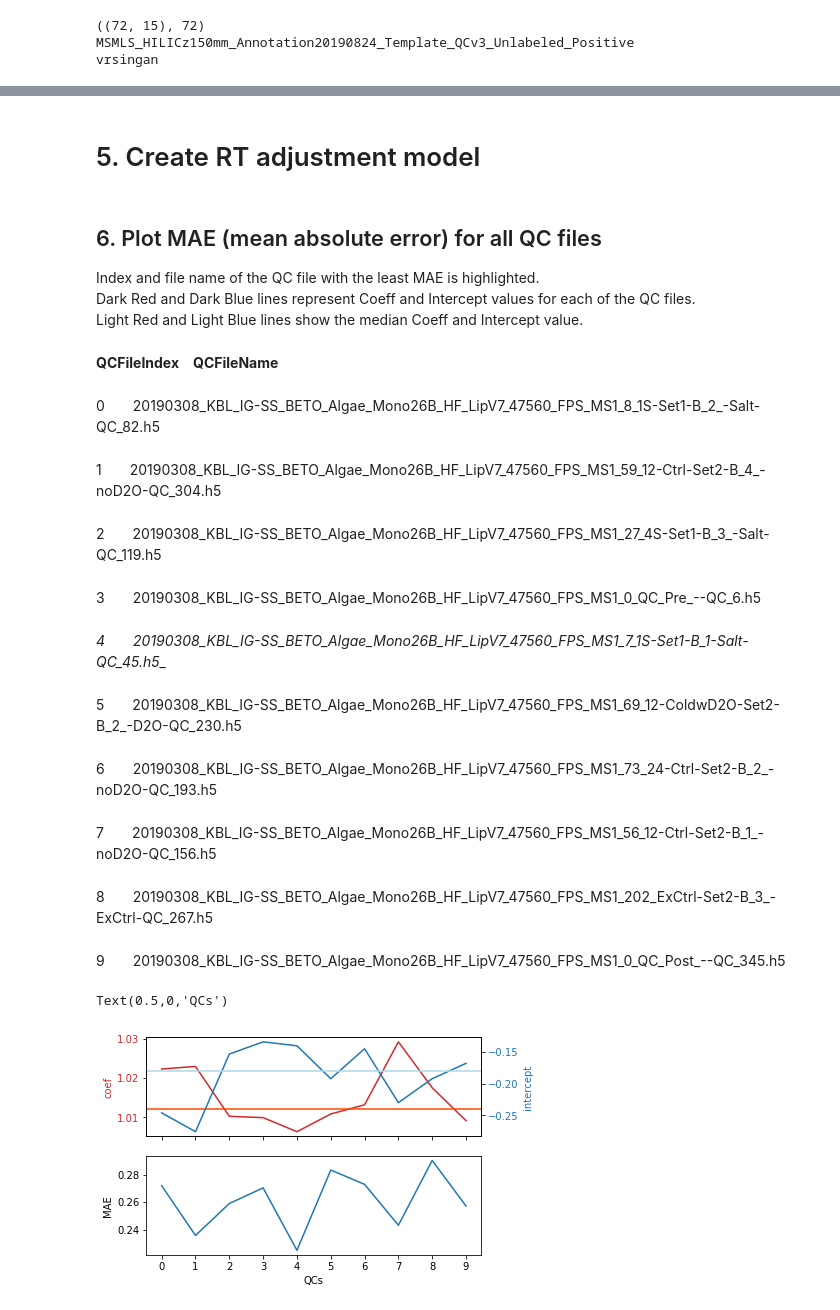
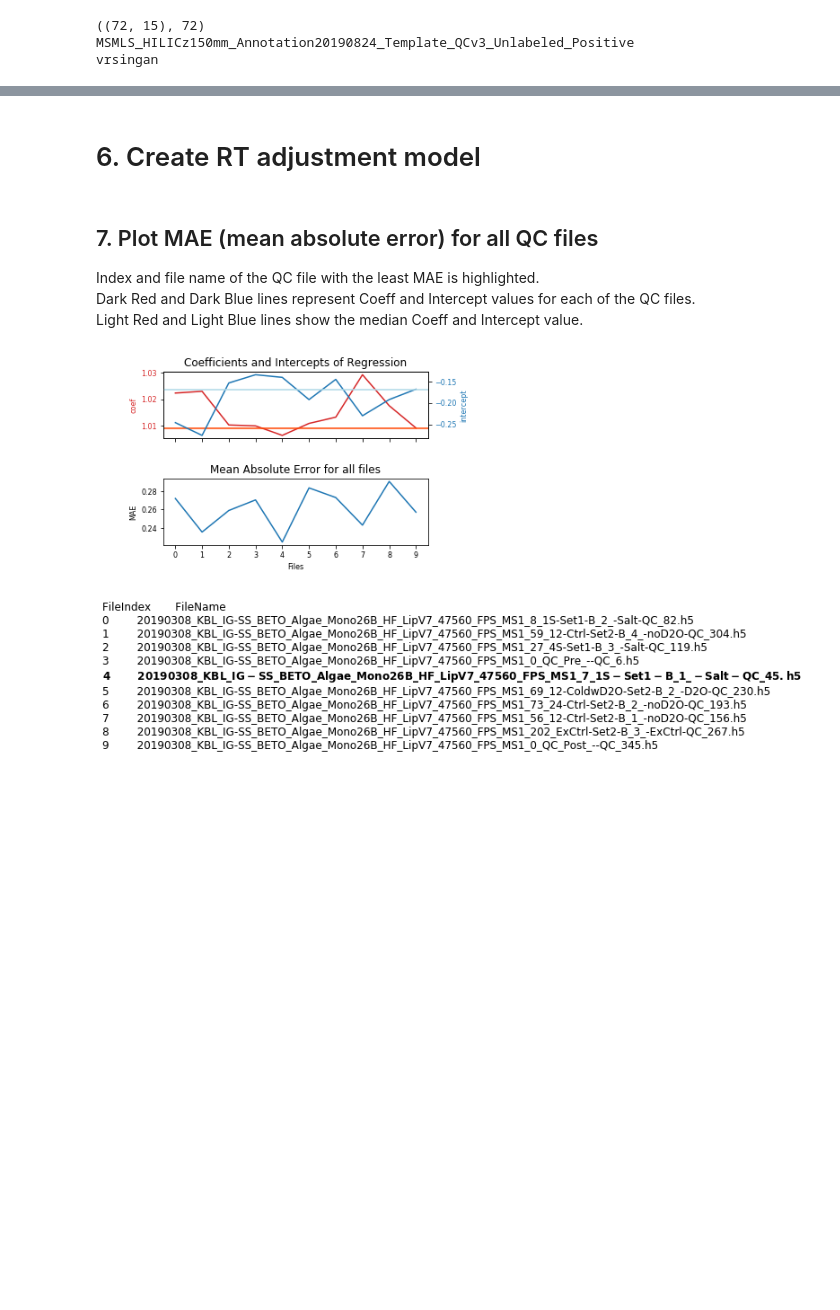
Before and after one commit to biorack/metatlas, a Jupyter notebook: docs/example_notebooks/workflow/Workflow Notebook-VS_Auto_RT_Predict.ipynb, the cells around one changed output, grey strips where cells are left out. Cells and saved outputs as stored; diff of their text form; code cells hidden in the pictures; blank space fills up the shorter version.

Commit message:
Updates 20200622 - Make PDFs, files go to data_QC folder

```diff
--- a/docs/example_notebooks/workflow/Workflow Notebook-VS_Auto_RT_Predict.ipynb
+++ b/docs/example_notebooks/workflow/Workflow Notebook-VS_Auto_RT_Predict.ipynb
@@ -70 +76,13 @@ env: HDF5_USE_FILE_LOCKING=FALSE
+# %%
+project_directory='/global/homes/FIRST-INITIAL-OF-USERNAME/USERNAME/PROJECTDIRECTORY/'  # <- edit this line, do not copy the path directly from NERSC (ex. the u1, or u2 directories)
+output_subfolder='HILIC_POS_20190830/'  # <- edit this as 'chromatography_polarity_yyyymmdd/'
+output_dir = os.path.join(project_directory,output_subfolder)
+output_data_qc = os.path.join(output_dir,'data_QC')
+
+if not os.path.exists(project_directory):
+   os.makedirs(project_directory)
+if not os.path.exists(output_dir):
+   os.makedirs(output_dir)
+if not os.path.exists(output_data_qc):
+    os.makedirs(output_data_qc)
 # %% [markdown]
@@ -173,5 +191,5 @@ print time.time() - t0
 # %% [markdown]
-# 5. Create RT adjustment model
+# 6. Create RT adjustment model
 # %%
 from sklearn.linear_model import LinearRegression, RANSACRegressor
 from sklearn.metrics import mean_absolute_error as mae
@@ -190,56 +208,55 @@ for i in range(qc_actual_df.shape[1]):
 
     rt_model = ransac.fit(current_pred_df, current_actual_df)
 
-    coefs.append(rt_model.estimator_.coef_)
+    coefs.append(rt_model.estimator_.coef_[0])
     intercepts.append(rt_model.estimator_.intercept_)
     maes.append(mae(rt_model.estimator_.coef_*current_pred_df+
                    rt_model.estimator_.intercept_, current_actual_df))
 # %% [markdown]
-## 6. Plot MAE (mean absolute error) for all QC files
+## 7. Plot MAE (mean absolute error) for all QC files
 Index and file name of the QC file with the least MAE is highlighted.<br />
 Dark Red and Dark Blue lines represent Coeff and Intercept values for each of the QC files.<br />
 Light Red and Light Blue lines show the median Coeff and Intercept value.
 # %%
-printmd("__QCFileIndex&emsp;QCFileName__")
+from sklearn.metrics import mean_absolute_error as mae
+
+fig_legend = "FileIndex       FileName"
 for i in range(qc_actual_df.shape[1]):
     if maes[i] == min(maes):
         QCFileIndex = i
-        printmd("__"+str(i)+"&emsp;&emsp;"+qc_actual_df.columns[i][1]+"__")
+        fname = qc_actual_df.columns[i][1].replace("_", "\_")
+        fig_legend = fig_legend+ "\n" + r"$\bf{"+ str(i)+ "}$"+"\t"+ r"$\bf{"+str(fname)+"}$"
     else:
-        printmd(str(i)+"&emsp;&emsp;"+qc_actual_df.columns[i][1])
+        fig_legend = fig_legend+"\n"+str(i)+"        "+qc_actual_df.columns[i][1]
 
-
+plt.rc('font', size=10)
+plt.rc('axes', labelsize=8)
+plt.rc('xtick', labelsize=8)
+plt.rc('ytick', labelsize=8)
 fig, axes = plt.subplots(2, sharex=True)
 color = 'tab:red'
 axes[0].set_ylabel('coef', color=color)
 axes[0].plot(coefs, color=color)
 axes[0].tick_params(axis='y', labelcolor=color)
-axes[0].axhline(y=np.median(coefs),color='orangered')
+axes[0].axhline(y=np.median(rt_model.estimator_.coef_),color='orangered')
 
 ax2 = axes[0].twinx()
 color = 'tab:blue'
 ax2.set_ylabel('intercept', color=color)
 ax2.plot(intercepts, color=color)
 ax2.tick_params(axis='y', labelcolor=color)
-ax2.axhline(y=np.median(intercepts),color='lightblue')
+ax2.axhline(y=np.median(rt_model.estimator_.intercept_),color='lightblue')
+ax2.set_title('Coefficients and Intercepts of Regression')
 
 axes[1].plot(maes)
 axes[1].set_xticks(np.arange(len(maes)))
-# axes[1].set_xticklabels(qc_actual_df.columns, rotation=90)
 axes[1].set_ylabel('MAE')
-axes[1].set_xlabel('QCs')
+axes[1].set_xlabel('Files')
+axes[1].set_title('Mean Absolute Error for all files')
+
+fig.tight_layout(pad=2.5)
+plt.text(0,-0.6, fig_legend, fontsize=12, transform=plt.gcf().transFigure)
+plt.savefig(os.path.join(output_data_qc,'MAE_allFiles.pdf'), bbox_inches="tight")
 # %% [output]
-__QCFileIndex&emsp;QCFileName__
-0&emsp;&emsp;20190308_KBL_IG-SS_BETO_Algae_Mono26B_HF_LipV7_47560_FPS_MS1_8_1S-Set1-B_2_-Salt-QC_82.h5
-1&emsp;&emsp;20190308_KBL_IG-SS_BETO_Algae_Mono26B_HF_LipV7_47560_FPS_MS1_59_12-Ctrl-Set2-B_4_-noD2O-QC_304.h5
-2&emsp;&emsp;20190308_KBL_IG-SS_BETO_Algae_Mono26B_HF_LipV7_47560_FPS_MS1_27_4S-Set1-B_3_-Salt-QC_119.h5
-3&emsp;&emsp;20190308_KBL_IG-SS_BETO_Algae_Mono26B_HF_LipV7_47560_FPS_MS1_0_QC_Pre_--QC_6.h5
-__4&emsp;&emsp;20190308_KBL_IG-SS_BETO_Algae_Mono26B_HF_LipV7_47560_FPS_MS1_7_1S-Set1-B_1_-Salt-QC_45.h5__
-5&emsp;&emsp;20190308_KBL_IG-SS_BETO_Algae_Mono26B_HF_LipV7_47560_FPS_MS1_69_12-ColdwD2O-Set2-B_2_-D2O-QC_230.h5
-6&emsp;&emsp;20190308_KBL_IG-SS_BETO_Algae_Mono26B_HF_LipV7_47560_FPS_MS1_73_24-Ctrl-Set2-B_2_-noD2O-QC_193.h5
-7&emsp;&emsp;20190308_KBL_IG-SS_BETO_Algae_Mono26B_HF_LipV7_47560_FPS_MS1_56_12-Ctrl-Set2-B_1_-noD2O-QC_156.h5
-8&emsp;&emsp;20190308_KBL_IG-SS_BETO_Algae_Mono26B_HF_LipV7_47560_FPS_MS1_202_ExCtrl-Set2-B_3_-ExCtrl-QC_267.h5
-9&emsp;&emsp;20190308_KBL_IG-SS_BETO_Algae_Mono26B_HF_LipV7_47560_FPS_MS1_0_QC_Post_--QC_345.h5
-Text(0.5,0,'QCs')
-[figure, old version]
+[figure, new version]
 # %% [markdown]
```
Also changed, not shown: parts of 22 cells of this notebook.
